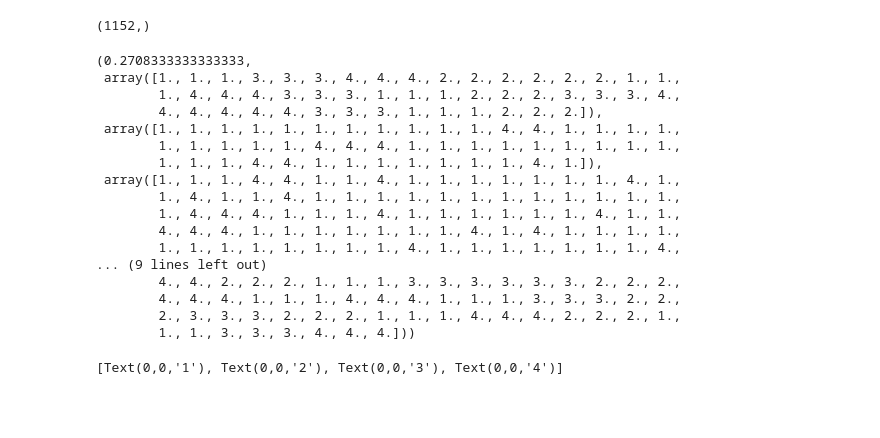
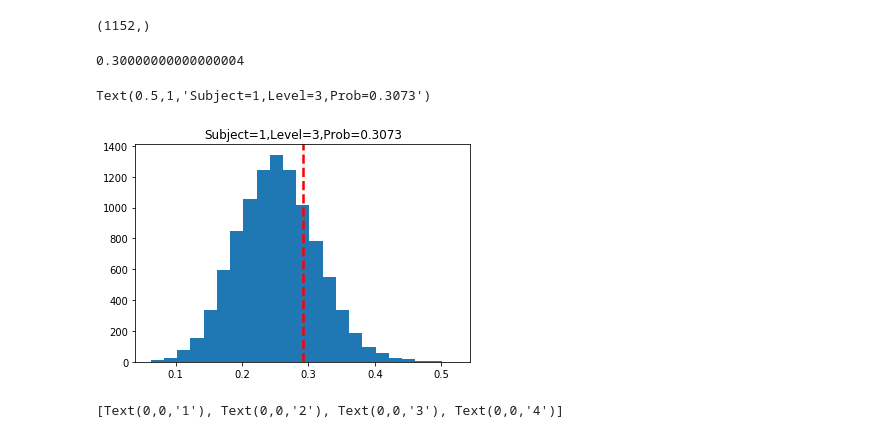
Before and after one commit to xr77/wavelet_runs_study, a Jupyter notebook: run study/runs_study_wavelet_classification.ipynb, the cells around one changed output. Cells and saved outputs as stored; diff of their text form; code cells hidden in the pictures; blank space fills up the shorter version.

```diff
--- a/run study/runs_study_wavelet_classification.ipynb
+++ b/run study/runs_study_wavelet_classification.ipynb
@@ -234,10 +234,18 @@ def wavefunc (subject, level, run):
     #Predict Output
     prediction_x_train = model.predict(X_train)
     predicted = model.predict(X_test) # 0:Overcast, 2:Mild
+
+    test_shuffle = []
+    for s in range(10000):
+        y_test_shuffled = y_test.copy()
+        np.random.shuffle(y_test_shuffled)
+        #import pdb ; pdb.set_trace()# stop here to debug
+        acc_shuffled = accuracy_score(y_test_shuffled, predicted)
+        test_shuffle.append(acc_shuffled)
     acc = accuracy_score(y_test, predicted)
 
-    #return acc
-    return acc,y_test,predicted, prediction_x_train,y_train
+    return acc,np.array(test_shuffle)
+    #return acc,y_test,predicted, prediction_x_train,y_train
 
     #now we have one run data for testing, we need 9 runs data set for training.
 # %%
@@ -262,26 +270,23 @@ y_train.shape
 (1152,)
 # %%
 #acc, y_test, prediction, prediction_x_train,y_train = wavefunc (3,3,0)
-# %%
-wavefunc(0,0,0)
-# %% [output]
-(0.2708333333333333,
- array([1., 1., 1., 3., 3., 3., 4., 4., 4., 2., 2., 2., 2., 2., 2., 1., 1.,
-        1., 4., 4., 4., 3., 3., 3., 1., 1., 1., 2., 2., 2., 3., 3., 3., 4.,
-        4., 4., 4., 4., 4., 3., 3., 3., 1., 1., 1., 2., 2., 2.]),
- array([1., 1., 1., 1., 1., 1., 1., 1., 1., 1., 1., 4., 4., 1., 1., 1., 1.,
-        1., 1., 1., 1., 1., 4., 4., 4., 1., 1., 1., 1., 1., 1., 1., 1., 1.,
-        1., 1., 1., 4., 4., 1., 1., 1., 1., 1., 1., 1., 4., 1.]),
- array([1., 1., 1., 4., 4., 1., 1., 4., 1., 1., 1., 1., 1., 1., 1., 4., 1.,
-        1., 4., 1., 1., 4., 1., 1., 1., 1., 1., 1., 1., 1., 1., 1., 1., 1.,
-        1., 4., 4., 4., 1., 1., 1., 4., 1., 1., 1., 1., 1., 1., 4., 1., 1.,
-        4., 4., 4., 1., 1., 1., 1., 1., 1., 1., 4., 1., 4., 1., 1., 1., 1.,
-        1., 1., 1., 1., 1., 1., 1., 1., 4., 1., 1., 1., 1., 1., 1., 1., 4.,
-... (9 lines left out)
-        4., 4., 2., 2., 2., 1., 1., 1., 3., 3., 3., 3., 3., 3., 2., 2., 2.,
-        4., 4., 4., 1., 1., 1., 4., 4., 4., 1., 1., 1., 3., 3., 3., 2., 2.,
-        2., 3., 3., 3., 2., 2., 2., 1., 1., 1., 4., 4., 4., 2., 2., 2., 1.,
-        1., 1., 3., 3., 3., 4., 4., 4.]))
+# %%
+
+for i in [3]:
+    acc, acc_shuffle = wavefunc(0,i,0)
+# %%
+1-(sum(acc_shuffle < acc))/10000.
+# %% [output]
+0.30000000000000004
+# %%
+
+plt.hist(acc_shuffle, bins = 23)
+plt.axvline(acc, color='r', linestyle='dashed', linewidth=2.5)
+plt.title('Subject=1' + ' ,Level=3' +' ,Prob='+ str(1-(sum(acc_shuffle < acc))/10000.))
+#plt.legend()
+# %% [output]
+Text(0.5,1,'Subject=1,Level=3,Prob=0.3073')
+[figure, added]
 # %%
 cm = confusion_matrix(y_train, prediction_x_train)
 plt.figure(figsize=(8,8))
```
Also changed, not shown: parts of 7 cells of this notebook.
